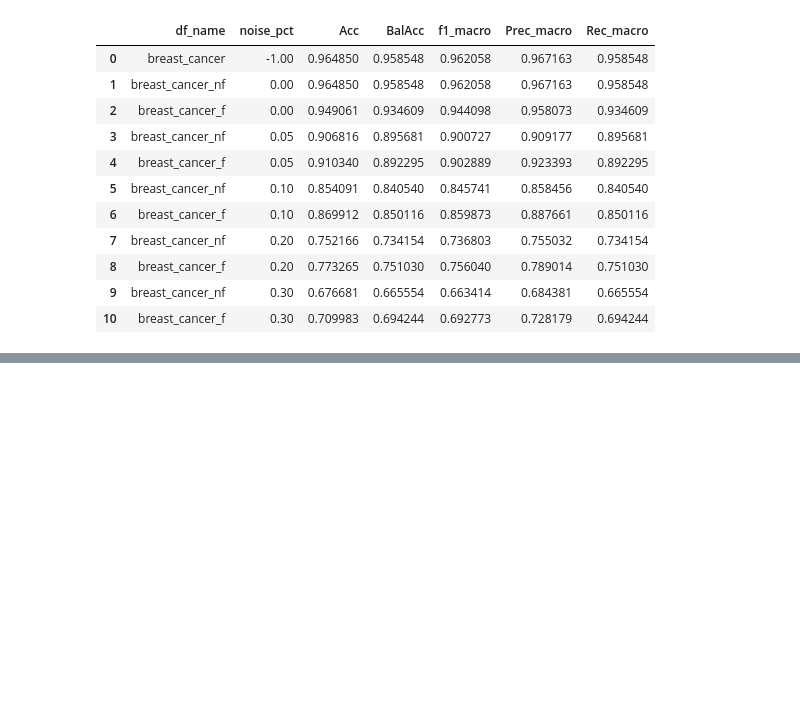
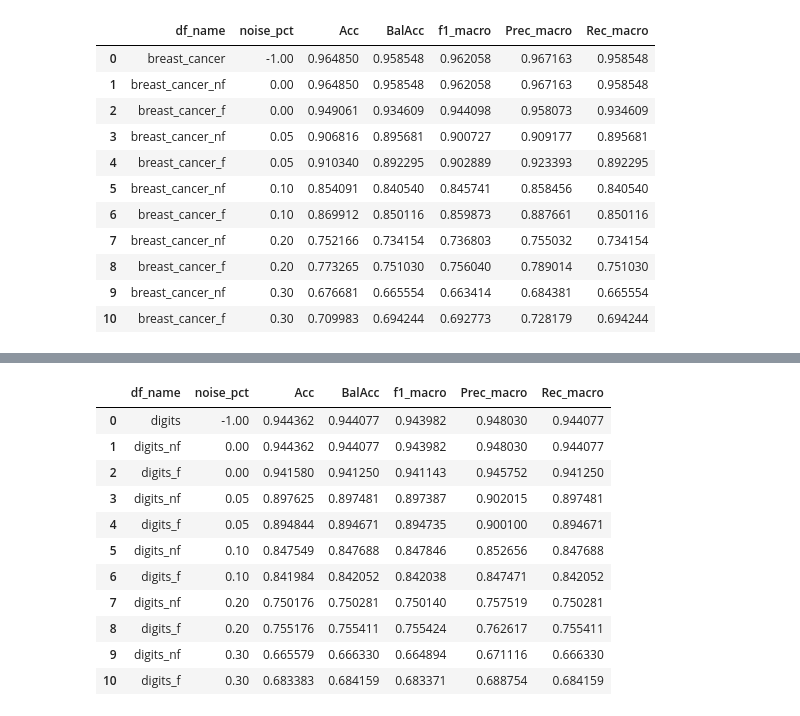
Before and after one commit to Juamp667/noislearn, a Jupyter notebook: testing.ipynb, the cells around one changed output, grey strips where cells are left out. Cells and saved outputs as stored; diff of their text form; code cells hidden in the pictures; blank space fills up the shorter version.

```diff
--- a/testing.ipynb
+++ b/testing.ipynb
@@ -410,0 +494,15 @@ pd.DataFrame(res["breast_cancer"])
+# %%
+pd.DataFrame(res["digits"])
+# %% [output]
+|  | df_name | noise_pct | Acc | BalAcc | f1_macro | Prec_macro | Rec_macro |
+| 0 | digits | -1.00 | 0.944362 | 0.944077 | 0.943982 | 0.948030 | 0.944077 |
+| 1 | digits_nf | 0.00 | 0.944362 | 0.944077 | 0.943982 | 0.948030 | 0.944077 |
+| 2 | digits_f | 0.00 | 0.941580 | 0.941250 | 0.941143 | 0.945752 | 0.941250 |
+| 3 | digits_nf | 0.05 | 0.897625 | 0.897481 | 0.897387 | 0.902015 | 0.897481 |
+| 4 | digits_f | 0.05 | 0.894844 | 0.894671 | 0.894735 | 0.900100 | 0.894671 |
+| 5 | digits_nf | 0.10 | 0.847549 | 0.847688 | 0.847846 | 0.852656 | 0.847688 |
+| 6 | digits_f | 0.10 | 0.841984 | 0.842052 | 0.842038 | 0.847471 | 0.842052 |
+| 7 | digits_nf | 0.20 | 0.750176 | 0.750281 | 0.750140 | 0.757519 | 0.750281 |
+| 8 | digits_f | 0.20 | 0.755176 | 0.755411 | 0.755424 | 0.762617 | 0.755411 |
+| 9 | digits_nf | 0.30 | 0.665579 | 0.666330 | 0.664894 | 0.671116 | 0.666330 |
+| 10 | digits_f | 0.30 | 0.683383 | 0.684159 | 0.683371 | 0.688754 | 0.684159 |
```
Also changed, not shown: parts of 11 cells of this notebook, 1 other file.
